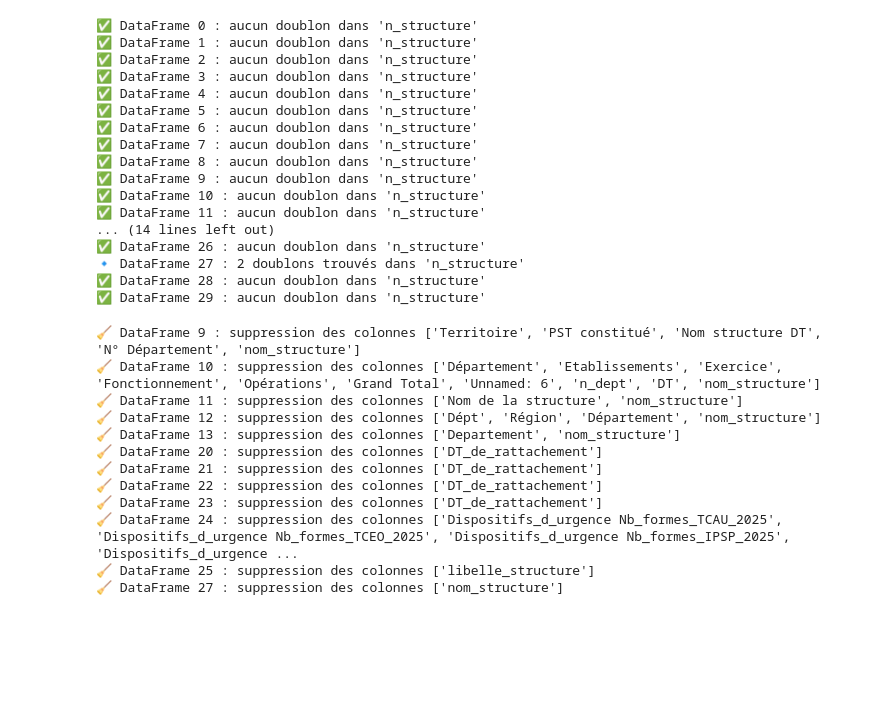
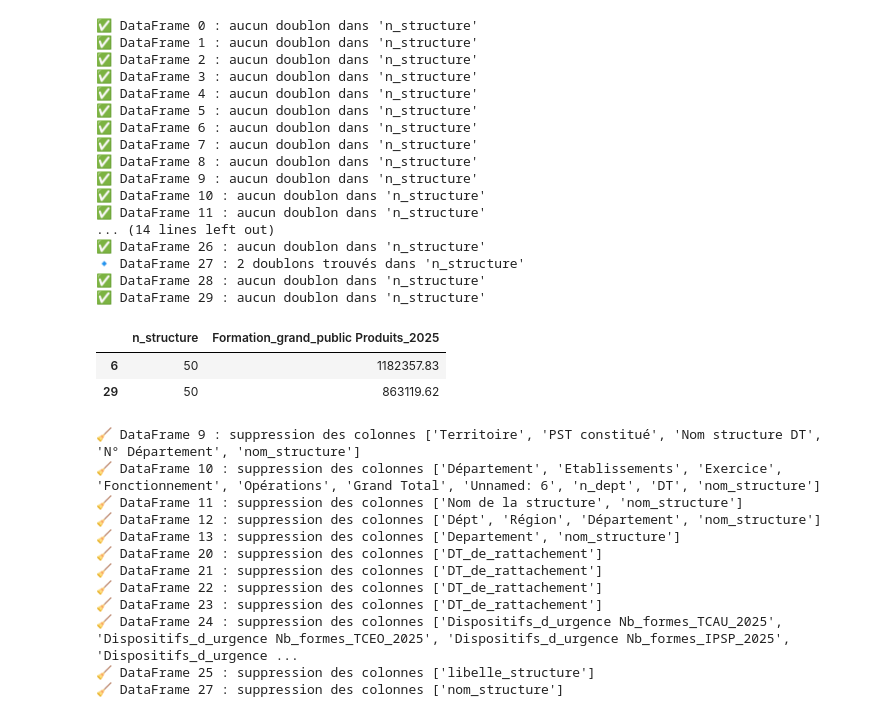
Before and after one commit to Croix-rouge-test/Code-PAT, a Jupyter notebook: Code_CSA.ipynb, the cells around one changed output. Cells and saved outputs as stored; diff of their text form; code cells hidden in the pictures; blank space fills up the shorter version.

```diff
--- a/Code_CSA.ipynb
+++ b/Code_CSA.ipynb
@@ -994,6 +992,12 @@ duplicates = find_duplicates_in_list_of_dfs(liste_df_a_fusionner_toutes_structur
 🔹 DataFrame 27 : 2 doublons trouvés dans 'n_structure'
 ✅ DataFrame 28 : aucun doublon dans 'n_structure'
 ✅ DataFrame 29 : aucun doublon dans 'n_structure'
+# %%
+liste_df_a_fusionner_toutes_structures[27][liste_df_a_fusionner_toutes_structures[27]['n_structure'] == 50]
+# %% [output]
+|  | n_structure | Formation_grand_public Produits_2025 |
+| 6 | 50 | 1182357.83 |
+| 29 | 50 | 863119.62 |
 # %%
 colonnes_indicateurs = ['n_structure',
     "Financier Prod_2024",
```
Also changed, not shown: parts of 46 cells of this notebook.
